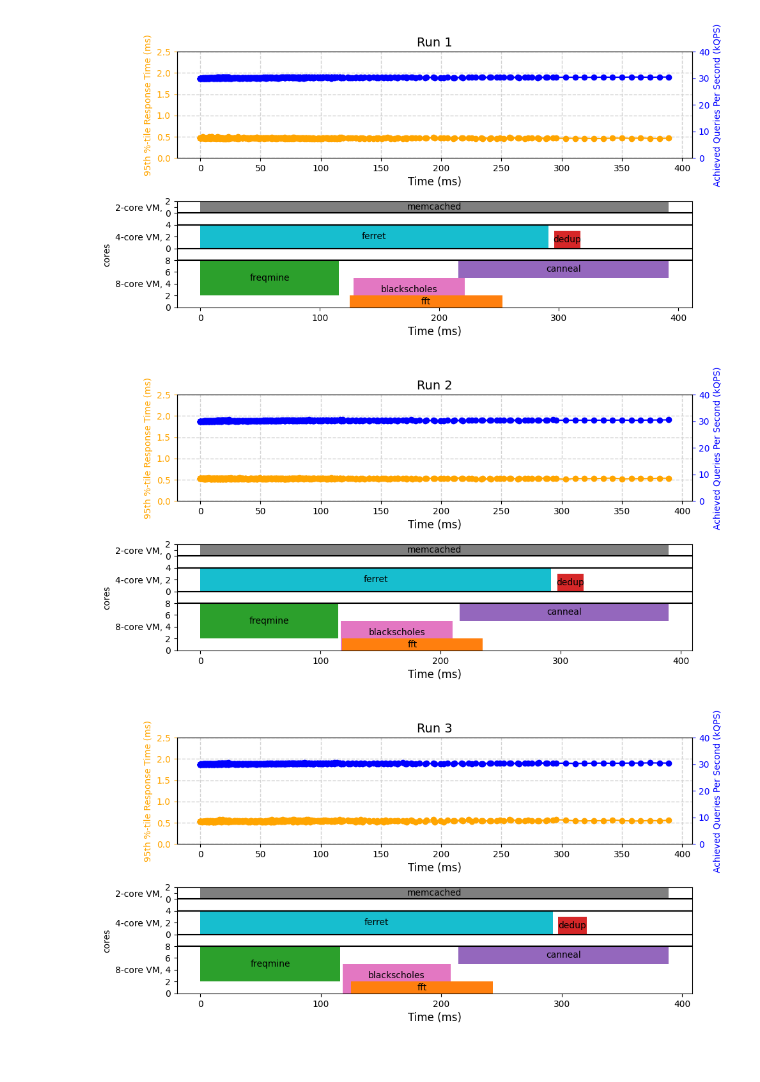
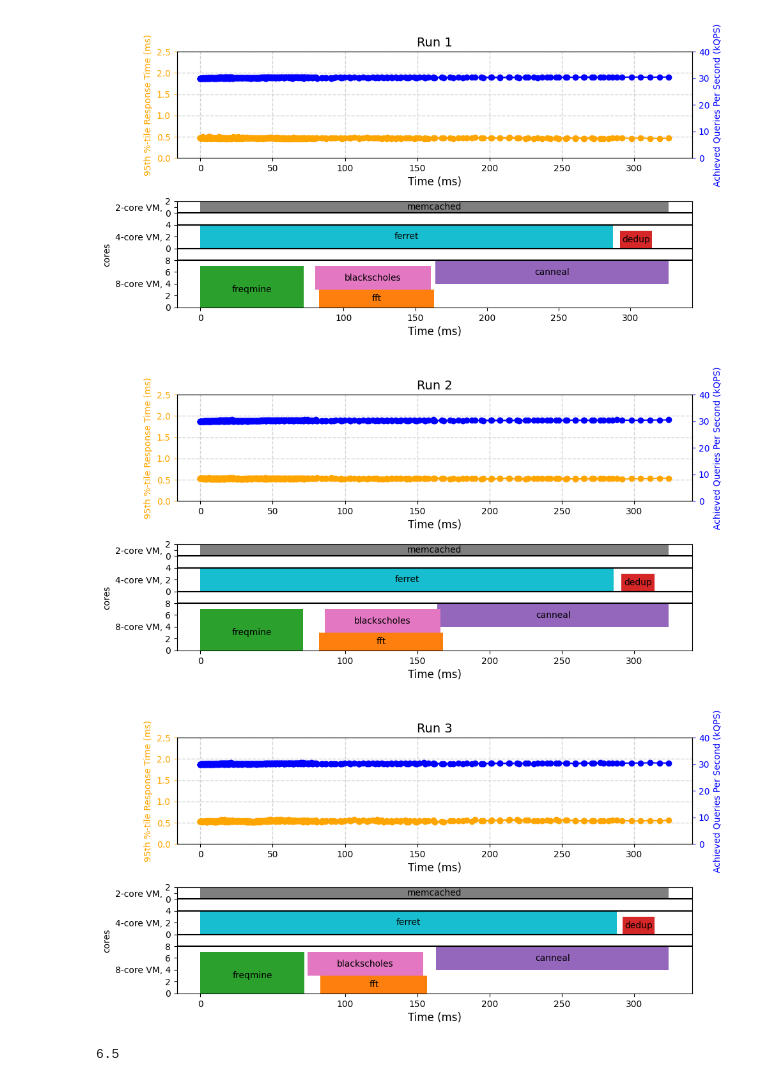
Before and after one commit to ixsanpe/cca-project, a Jupyter notebook: part3/results/Plot3.ipynb, the cells around one changed output. Cells and saved outputs as stored; diff of their text form; code cells hidden in the pictures.

```diff
--- a/part3/results/Plot3.ipynb
+++ b/part3/results/Plot3.ipynb
@@ -7,7 +7,9 @@ from datetime import datetime
 time_format = '%Y-%m-%dT%H:%M:%SZ'
 
 #allRuns = ['config_3/results_parsec_run1.json', 'config_3/results_parsec_run2.json', 'config_3/results_parsec_run3.json']
-allRuns = ['config_3/resultsB2.json', 'config_3/resultsB3.json', 'config_3/resultsB4.json']
+#allRuns = ['config_3/resultsB2.json', 'config_3/resultsB3.json', 'config_3/resultsB4.json']
+#allRuns = ['config_3/prueba3.json', 'config_3/prueba2.json', 'config_3/prueba1.json']
+allRuns = ['config_3/resultsC1.json', 'config_3/resultsC2.json', 'config_3/resultsC3.json']
 total_times = np.zeros((3,7))
 start_rel_times = np.zeros((3,7))
 for run in allRuns:
@@ -138,43 +140,47 @@ for i in range(0, nRuns):
     ylabs_parsec = ['0','2','8-core VM, 4','6','8', '0', '4-core VM, 2', '4', '0', '2-core VM,   ', '2']
     ax[1].set_yticklabels(ylabs_parsec)
     ax[1].set_ylabel('cores')
-    ax[1].set_xticks([0,100,200,300,400])
+    ax[1].set_xticks([0,100,150,200,250,300,350,400])
     ax[1].axhline(y=8, color='black', linestyle='-')
     ax[1].axhline(y=10, color='black', linestyle='-')
     ax[1].axhline(y=14, color='black', linestyle='-')
     ax[1].axhline(y=16, color='black', linestyle='-')
 
     #ax[1].set_xlim(0,450)
     #['parsecblackscholes', 'parseccanneal', 'parsecdedup', 'parsecferret', 'parsecfreqmine', 'parsec-splash2x-fft', 'memcached']
     #Memcached
     ax[1].broken_barh([(startJobs[-1],timesJobs[-1])],(16,2), facecolors = 'tab:gray')
     ax[1].annotate('memcached',(timesJobs[-1]/2,17),color='black', horizontalalignment='center', verticalalignment='center')
     #Freqmine n=4
-    ax[1].broken_barh([(startJobs[4],timesJobs[4])], (2,6), facecolors = 'tab:green')
-    ax[1].annotate('freqmine',(timesJobs[4]/2, 5), color = 'black', horizontalalignment='center', verticalalignment='center')
+    ax[1].broken_barh([(startJobs[4],timesJobs[4])], (0,7), facecolors = 'tab:green')
+    ax[1].annotate('freqmine',(timesJobs[4]/2, 3), color = 'black', horizontalalignment='center', verticalalignment='center')
     #Canneal n=1
-    ax[1].broken_barh([(startJobs[1],timesJobs[1])], (5,3), facecolors = 'tab:purple')
-    ax[1].annotate('canneal',( (2*startJobs[1]+timesJobs[1])/2, 6.5), color = 'black', horizontalalignment='center', verticalalignment='center')
+    ax[1].broken_barh([(startJobs[1],timesJobs[1])], (4,4), facecolors = 'tab:purple')
+    ax[1].annotate('canneal',( (2*startJobs[1]+timesJobs[1])/2, 6), color = 'black', horizontalalignment='center', verticalalignment='center')
     #Blackscholes n=0
-    ax[1].broken_barh([(timesJobs[5],timesJobs[0])], (0,5), facecolors = 'tab:pink')
-    ax[1].annotate('blackscholes',((2*timesJobs[5]+timesJobs[0])/2, 3), color = 'black', horizontalalignment='center', verticalalignment='center')
+    ax[1].broken_barh([(timesJobs[5],timesJobs[0])], (3,4), facecolors = 'tab:pink')
+    ax[1].annotate('blackscholes',((2*timesJobs[5]+timesJobs[0])/2, 5), color = 'black', horizontalalignment='center', verticalalignment='center')
      #FFT n=5
-    ax[1].broken_barh([(startJobs[5],timesJobs[5])], (0,2), facecolors = 'tab:orange')
-    ax[1].annotate('fft',((2*startJobs[5] + timesJobs[5])/2, 1), color = 'black', horizontalalignment='center', verticalalignment='center')
+    ax[1].broken_barh([(startJobs[5],timesJobs[5])], (0,3), facecolors = 'tab:orange')
+    ax[1].annotate('fft',((2*startJobs[5] + timesJobs[5])/2, 1.5), color = 'black', horizontalalignment='center', verticalalignment='center')
     #Ferret n=3
     ax[1].broken_barh([(startJobs[3],timesJobs[3])], (10,4), facecolors = 'tab:cyan')
     ax[1].annotate('ferret',((timesJobs[3])/2, 12), color = 'black', horizontalalignment='center', verticalalignment='center')
     #Dedup n=2
     ax[1].broken_barh([(startJobs[2],timesJobs[2])], (10,3), facecolors = 'tab:red')
     ax[1].annotate('dedup',((timesJobs[2]+2*startJobs[2])/2, 11.5), color = 'black', horizontalalignment='center', verticalalignment='center')
 
     ax[0].grid(True, color='lightgray', linestyle='--', linewidth=1)
     plt.title('Run ' + str(i+1), fontsize = 14)
     plt.tight_layout()
 
-    plt.savefig("p3_run" + str(i+1) + ".pdf", bbox_inches = "tight")
+    plt.savefig("p3_run_final_" + str(i+1) + ".pdf", bbox_inches = "tight")
 #plt.show()
 # %% [output]
-[figure, old version]
+[figure, new version]
-[figure, old version]
+[figure, new version]
-[figure, old version]
+[figure, new version]
+# %%
+390/60
+# %% [output]
+6.5
```
Also changed, not shown: parts of 1 cell of this notebook, 16 other files.
